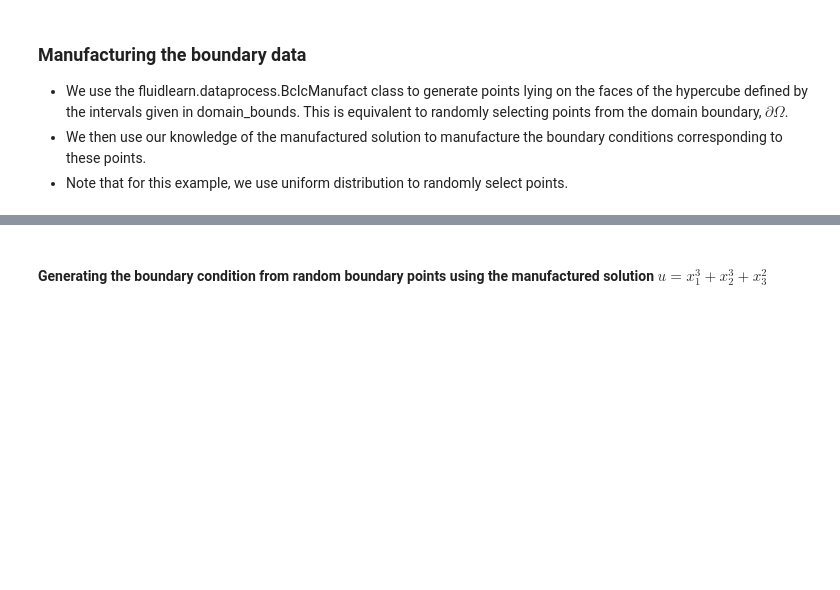
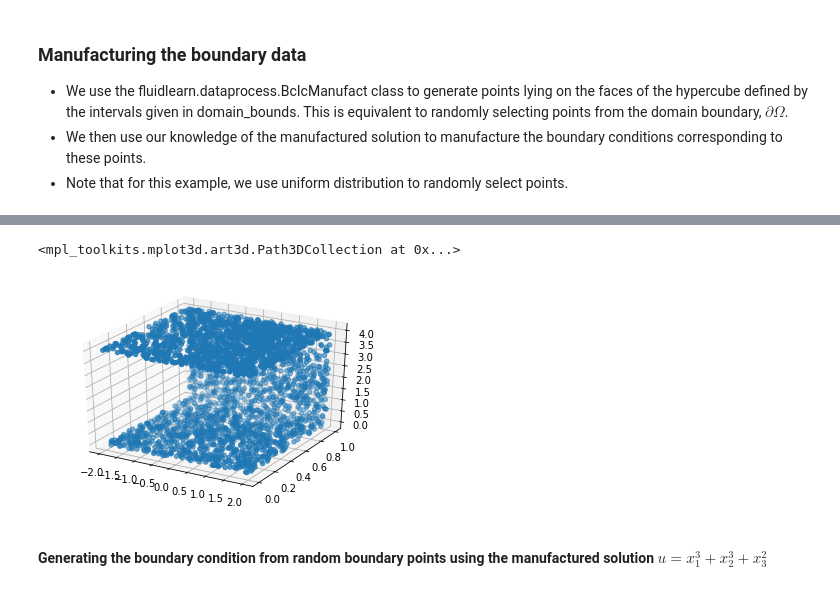
Before and after one commit to mjayadharan/FluidLearn, a Jupyter notebook: fluidlearn/poisson3d.ipynb, the cells around one changed output, grey strips where cells are left out. Saved outputs shown, nothing was run; the diff lists cells and outputs as text; code cells hidden in the pictures; blank space fills up the shorter version.

```diff
--- a/fluidlearn/poisson3d.ipynb
+++ b/fluidlearn/poisson3d.ipynb
@@ -48,3 +61,11 @@ X_data.shape
+# %%
+import matplotlib.pyplot as plt
+fig = plt.figure()
+ax = fig.add_subplot(111, projection='3d')
+ax.scatter(X_data[-3000:,0],X_data[-3000:,1],X_data[-3000:,2])
+# %% [output]
+<mpl_toolkits.mplot3d.art3d.Path3DCollection at 0x...>
+[figure, added]
 # %% [markdown]
 #### Generating the boundary condition from random boundary points using the manufactured solution $u=x_1^3 + x_2^3 + x_3^2$
 # %%
```
Also changed, not shown: parts of 15 cells of this notebook.
